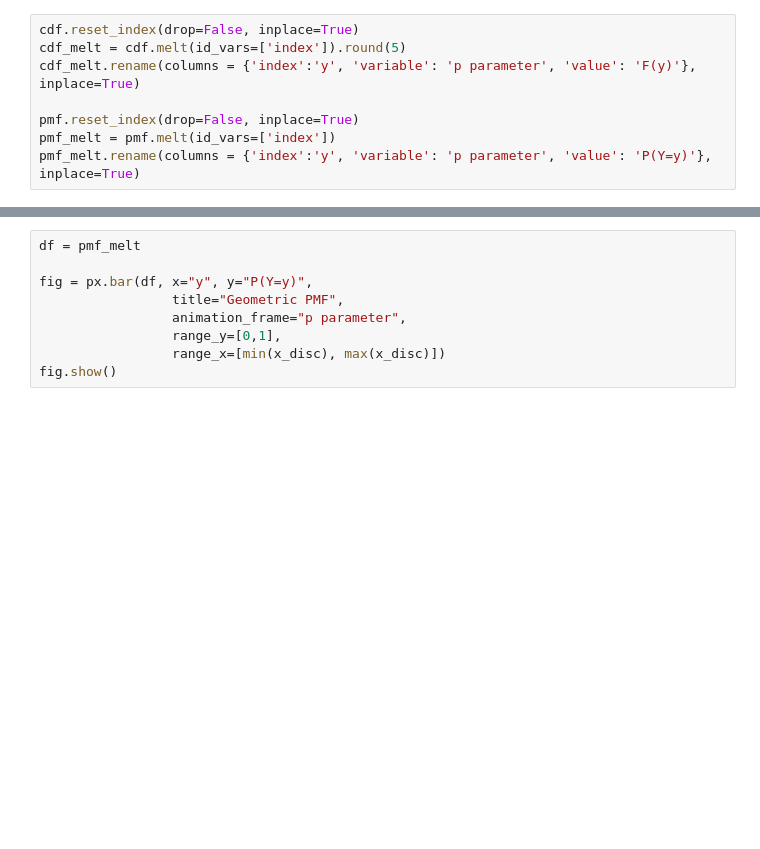
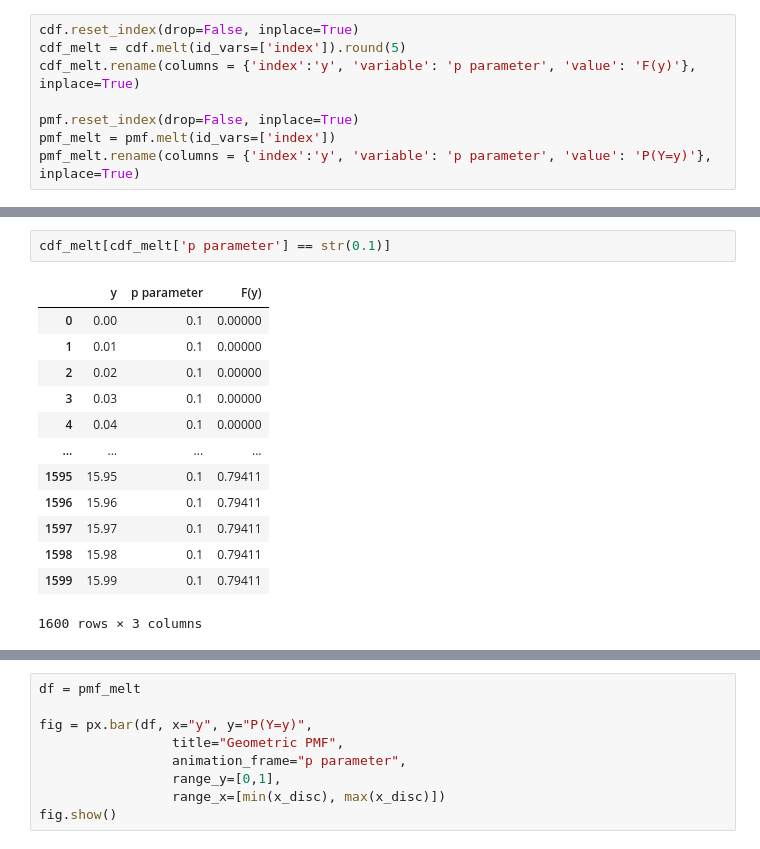
Before and after one commit to katewall/medium_tutorials, a Jupyter notebook: 220220_Medium_GeometricDistribution.ipynb, the cells around one changed output, grey strips where cells are left out. Drawn from its saved outputs; the diff is of its cells as text; blank space fills up the shorter version.

```diff
--- a/220220_Medium_GeometricDistribution.ipynb
+++ b/220220_Medium_GeometricDistribution.ipynb
@@ -76,3 +75,19 @@ fig = px.scatter(df, x="y", y="F(y)",
 fig.show()
 # %% [output]
 [interactive output not drawn]
+# %%
+cdf_melt[cdf_melt['p parameter'] == str(0.1)]
+# %% [output]
+|  | y | p parameter | F(y) |
+| 0 | 0.00 | 0.1 | 0.00000 |
+| 1 | 0.01 | 0.1 | 0.00000 |
+| 2 | 0.02 | 0.1 | 0.00000 |
+| 3 | 0.03 | 0.1 | 0.00000 |
+| 4 | 0.04 | 0.1 | 0.00000 |
+| ... | ... | ... | ... |
+| 1595 | 15.95 | 0.1 | 0.79411 |
+| 1596 | 15.96 | 0.1 | 0.79411 |
+| 1597 | 15.97 | 0.1 | 0.79411 |
+| 1598 | 15.98 | 0.1 | 0.79411 |
+| 1599 | 15.99 | 0.1 | 0.79411 |
+1600 rows × 3 columns
```
Also changed, not shown: parts of 7 cells of this notebook.
